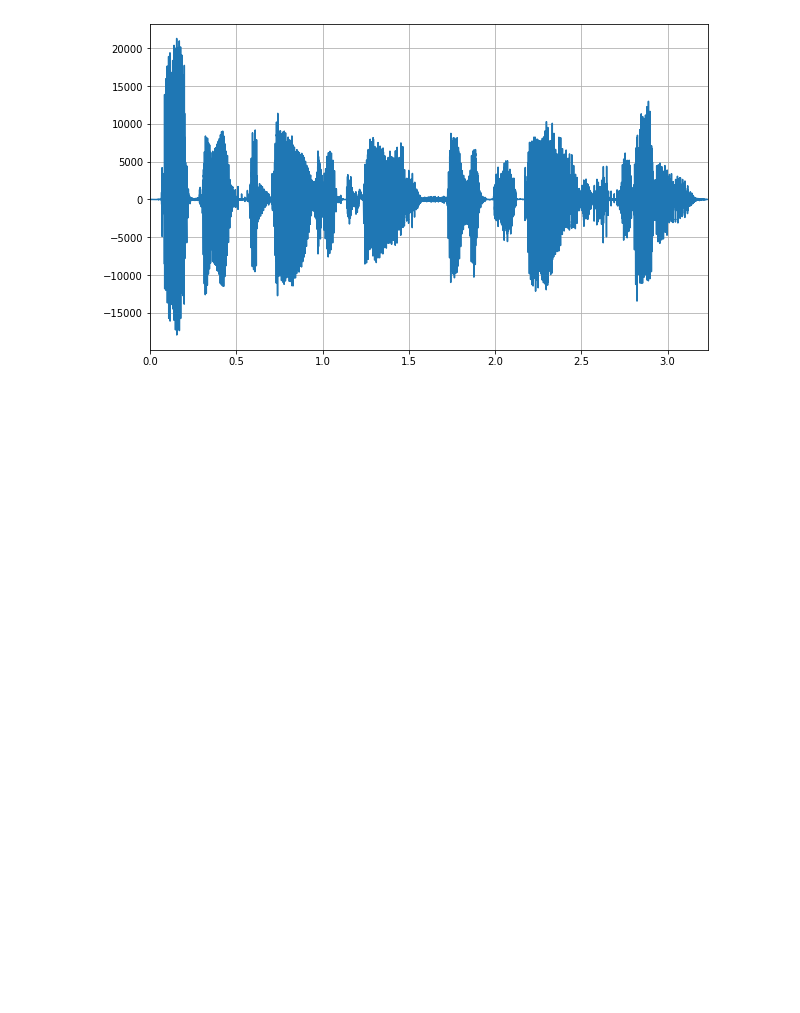
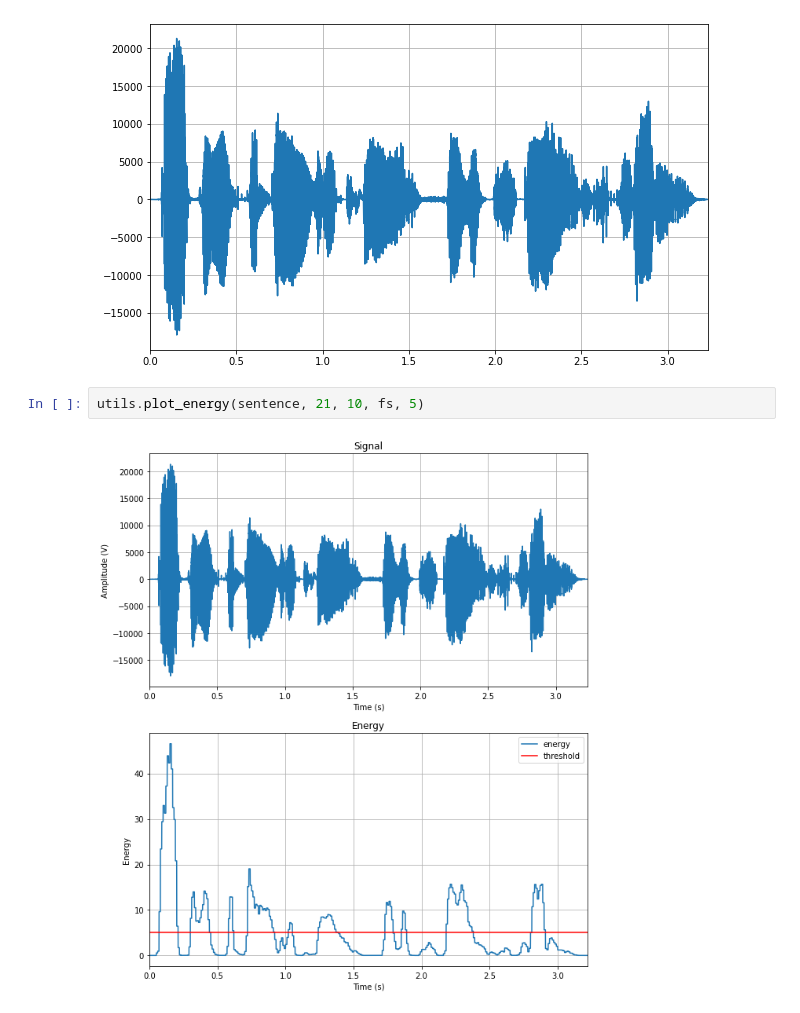
Before and after one commit to lionelGoffaux/signal-project, a Jupyter notebook: labo 2.ipynb, the cells around one changed output. Drawn from its saved outputs; the diff is of its cells as text; blank space fills up the shorter version.

Commit message:
plot energy+pitch

```diff
--- a/labo 2.ipynb
+++ b/labo 2.ipynb
@@ -39,3 +39,7 @@ plt.plot(t, sentence)
 niceplot()
 # %% [output]
 [figure]
+# %%
+utils.plot_energy(sentence, 21, 10, fs, 5)
+# %% [output]
+[figure, added]
```
Also changed, not shown: parts of 7 cells of this notebook, 2 other files.
